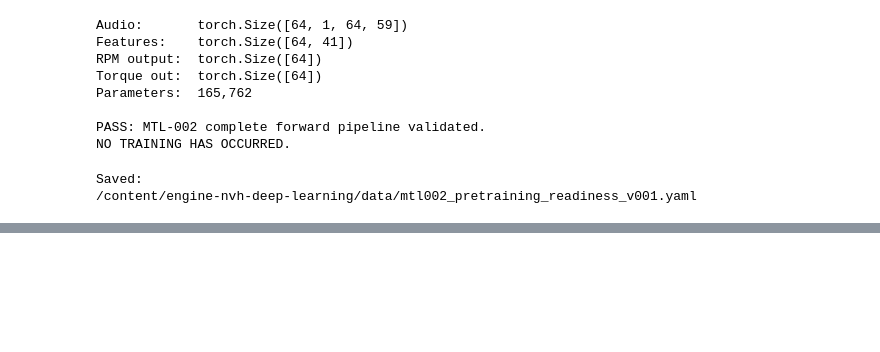
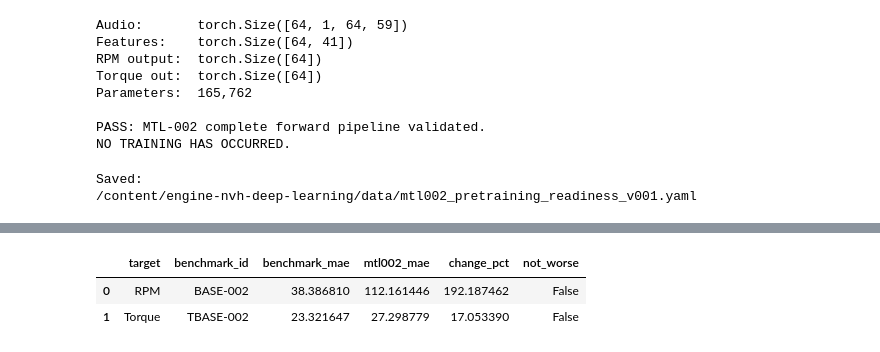
Before and after one commit to vaibhavjiyer87/engine-nvh-deep-learning, a Jupyter notebook: notebooks/11_hybrid_multitask_rpm_torque_model.ipynb, the cells around one changed output, grey strips where cells are left out. Drawn from its saved outputs; the diff is of its cells as text; code cells hidden in the pictures; blank space fills up the shorter version.

```diff
--- a/notebooks/11_hybrid_multitask_rpm_torque_model.ipynb
+++ b/notebooks/11_hybrid_multitask_rpm_torque_model.ipynb
@@ -3271,0 +6195,84 @@ Saved:
+# %%
+# Step 106 — Freeze the MTL-002 validation decision
+
+# ============================================================
+# STEP 106 — SAVE MTL-002 VALIDATION DECISION
+# ============================================================
+
+MTL_TABLE_DIR = (
+    REPO_DIR
+    / "results"
+    / "tables"
+    / "multitask"
+)
+
+MTL_TABLE_DIR.mkdir(
+    parents=True,
+    exist_ok=True,
+)
+
+
+MTL002_VALIDATION_COMPARISON_PATH = (
+    MTL_TABLE_DIR
+    / "mtl002_validation_comparison_v001.csv"
+)
+
+
+mtl002_comparison = pd.DataFrame(
+    [
+        {
+            "target":
+                "RPM",
+
+            "benchmark_id":
+                "BASE-002",
+
+            "benchmark_mae":
+                RPM_BENCHMARK_MAE,
+
+            "mtl002_mae":
+                MTL002_RPM_MAE,
+
+            "change_pct":
+                rpm_change_pct,
+
+            "not_worse":
+                NOT_WORSE_RPM,
+        },
+
+        {
+            "target":
+                "Torque",
+
+            "benchmark_id":
+                "TBASE-002",
+
+            "benchmark_mae":
+                TORQUE_BENCHMARK_MAE,
+
+            "mtl002_mae":
+                MTL002_TORQUE_MAE,
+
+            "change_pct":
+                torque_change_pct,
+
+            "not_worse":
+                NOT_WORSE_TORQUE,
+        },
+    ]
+)
+
+
+mtl002_comparison.to_csv(
+    MTL002_VALIDATION_COMPARISON_PATH,
+    index=False,
+)
+
+
+display(
+    mtl002_comparison
+)
+# %% [output]
+|  | target | benchmark_id | benchmark_mae | mtl002_mae | change_pct | not_worse |
+| 0 | RPM | BASE-002 | 38.386810 | 112.161446 | 192.187462 | False |
+| 1 | Torque | TBASE-002 | 23.321647 | 27.298779 | 17.053390 | False |
```
Also changed, not shown: parts of 34 cells of this notebook.
